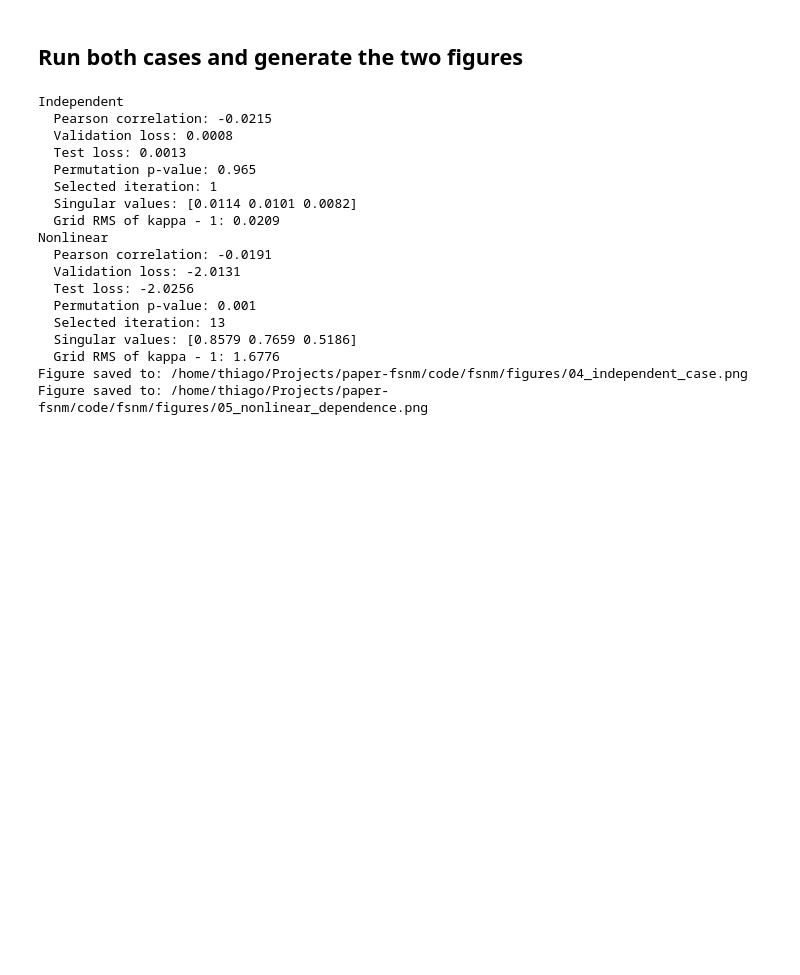
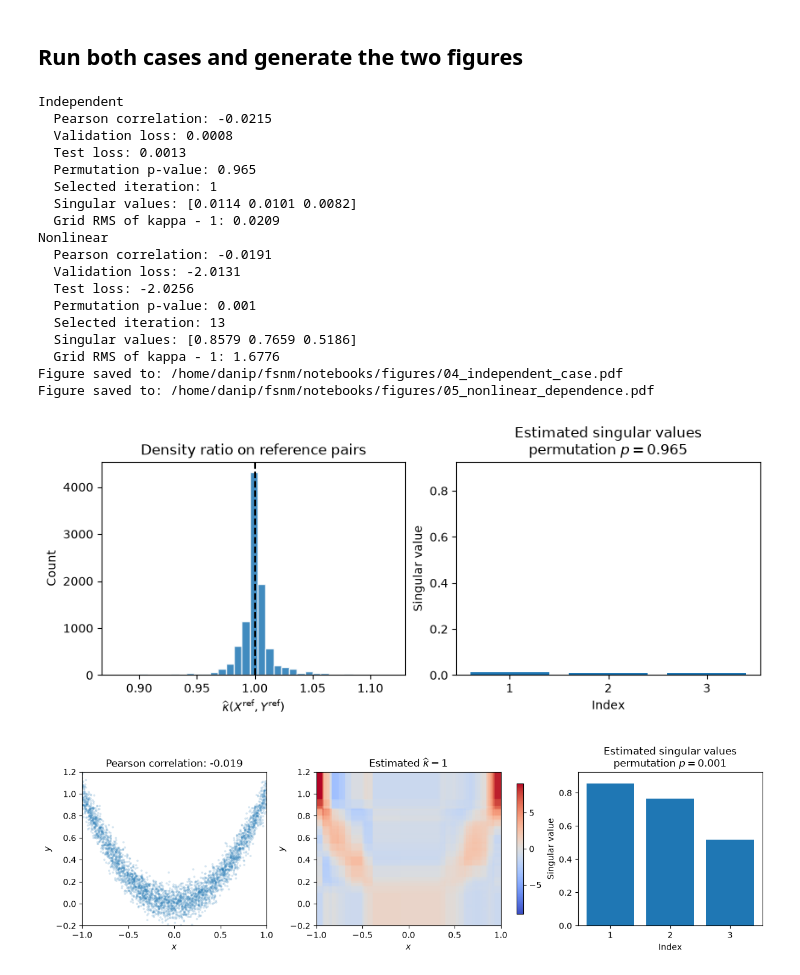
Before and after one commit to thiagorr162/fsnm, a Jupyter notebook: notebooks/05_dependence_detection.ipynb, the cells around one changed output. Cells and saved outputs as stored; diff of their text form; code cells hidden in the pictures; blank space fills up the shorter version.

```diff
--- a/notebooks/05_dependence_detection.ipynb
+++ b/notebooks/05_dependence_detection.ipynb
@@ -207,7 +207,7 @@ independent_axes[1].set(
     xticks=np.arange(1, RANK + 1),
     ylim=(0, spectrum_limit),
 )
-independent_path = figure_directory / "04_independent_case.png"
+independent_path = figure_directory / "04_independent_case.pdf"
 independent_figure.savefig(independent_path, dpi=200, bbox_inches="tight")
 
 nonlinear_figure, nonlinear_axes = plt.subplots(
@@ -248,33 +248,35 @@ nonlinear_axes[2].set(
     title=(
         "Estimated singular values\n"
         f"permutation $p={nonlinear['permutation_p_value']:.3f}$"
     ),
     xlabel="Index",
     ylabel="Singular value",
     xticks=np.arange(1, RANK + 1),
     ylim=(0, spectrum_limit),
 )
-nonlinear_path = figure_directory / "05_nonlinear_dependence.png"
+nonlinear_path = figure_directory / "05_nonlinear_dependence.pdf"
 nonlinear_figure.savefig(nonlinear_path, dpi=200, bbox_inches="tight")
 
 print(f"Figure saved to: {independent_path}")
 print(f"Figure saved to: {nonlinear_path}")
 # %% [output]
 Independent
   Pearson correlation: -0.0215
   Validation loss: 0.0008
   Test loss: 0.0013
   Permutation p-value: 0.965
   Selected iteration: 1
   Singular values: [0.0114 0.0101 0.0082]
   Grid RMS of kappa - 1: 0.0209
 Nonlinear
   Pearson correlation: -0.0191
   Validation loss: -2.0131
   Test loss: -2.0256
   Permutation p-value: 0.001
   Selected iteration: 13
   Singular values: [0.8579 0.7659 0.5186]
   Grid RMS of kappa - 1: 1.6776
-Figure saved to: /home/thiago/Projects/paper-fsnm/code/fsnm/figures/04_independent_case.png
-Figure saved to: /home/thiago/Projects/paper-fsnm/code/fsnm/figures/05_nonlinear_dependence.png
+Figure saved to: /home/danip/fsnm/notebooks/figures/04_independent_case.pdf
+Figure saved to: /home/danip/fsnm/notebooks/figures/05_nonlinear_dependence.pdf
+[figure, added]
+[figure, added]
```
Also changed, not shown: 10 other files.
